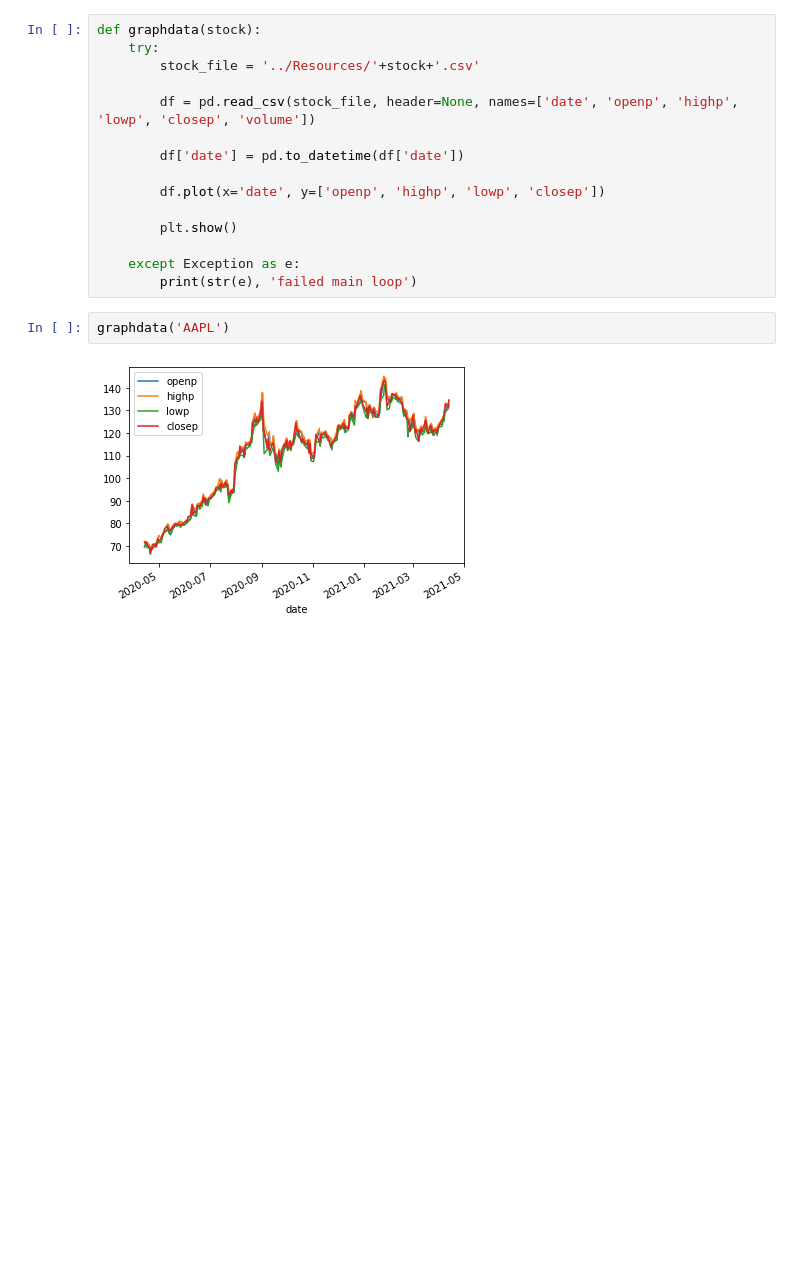
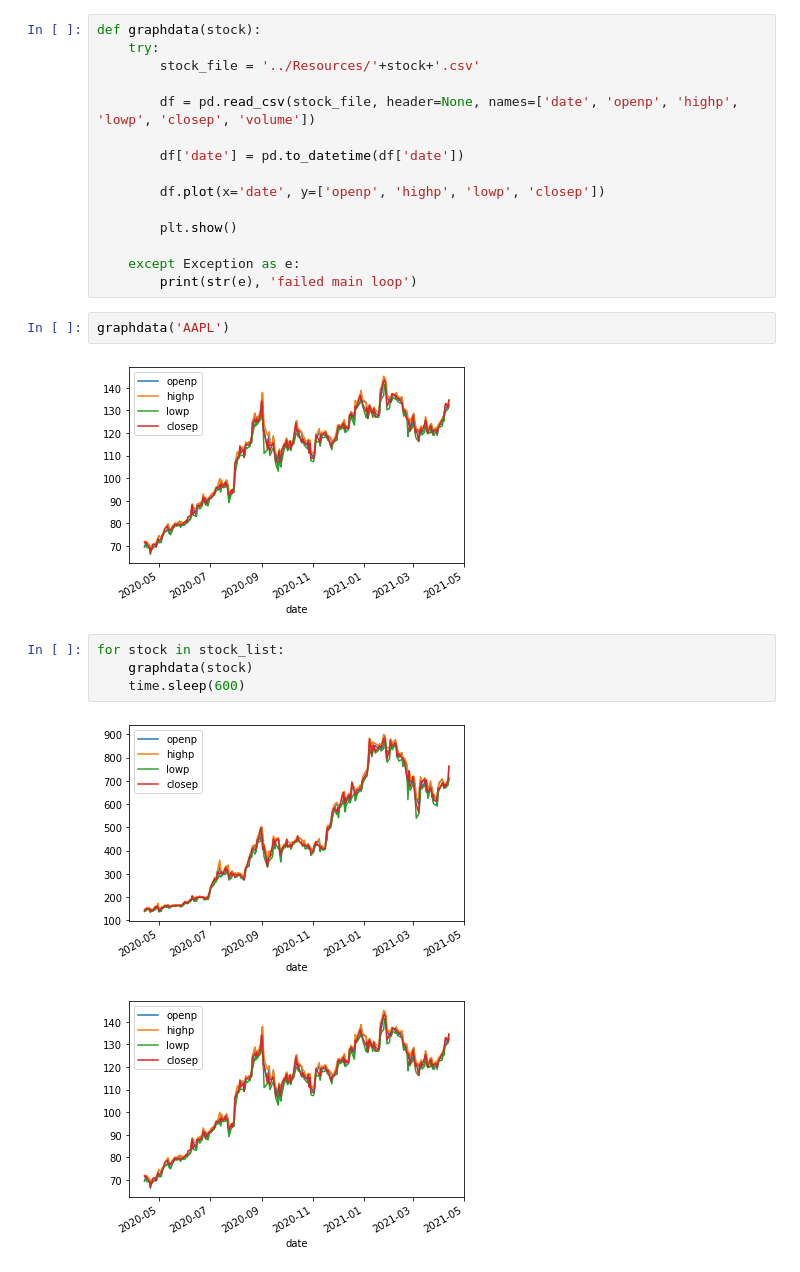
Before and after one commit to CacheKatch/chartpractice, a Jupyter notebook: Test_script/chart_hcb.ipynb, the cells around one changed output. Saved outputs shown, nothing was run; the diff lists cells and outputs as text; blank space fills up the shorter version.

```diff
--- a/Test_script/chart_hcb.ipynb
+++ b/Test_script/chart_hcb.ipynb
@@ -48,3 +51,10 @@ def graphdata(stock):
 graphdata('AAPL')
 # %% [output]
 [figure]
+# %%
+for stock in stock_list:
+    graphdata(stock)
+    time.sleep(600)
+# %% [output]
+[figure, added]
+[figure, added]
```
Also changed, not shown: parts of 1 cell of this notebook, 6 other files.
